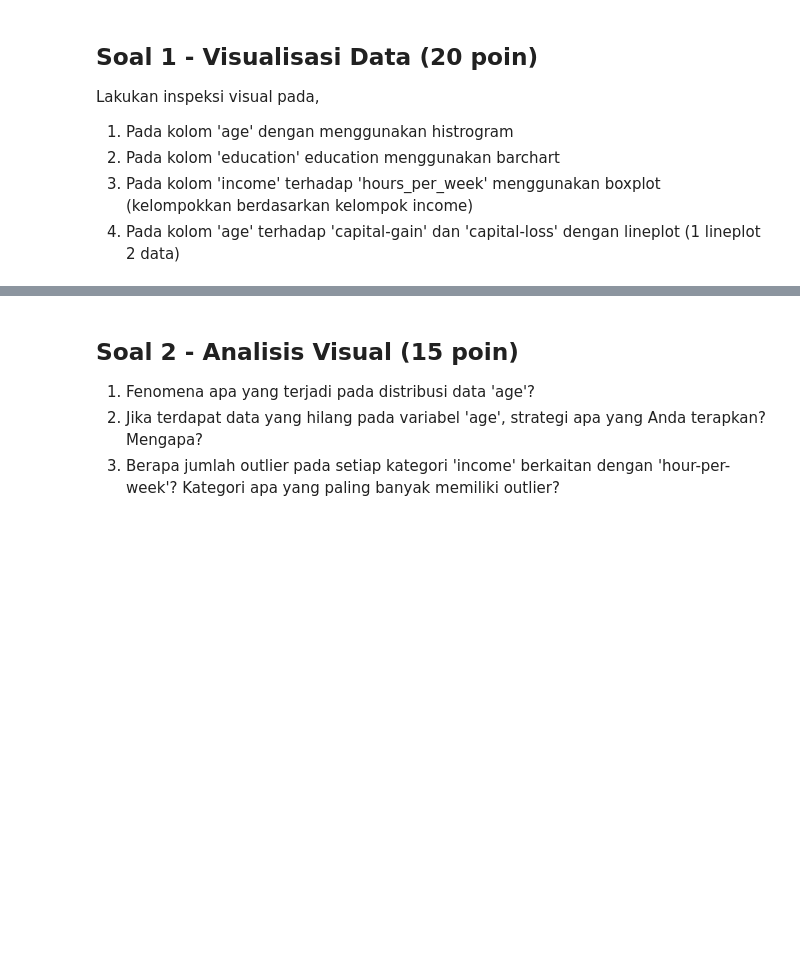
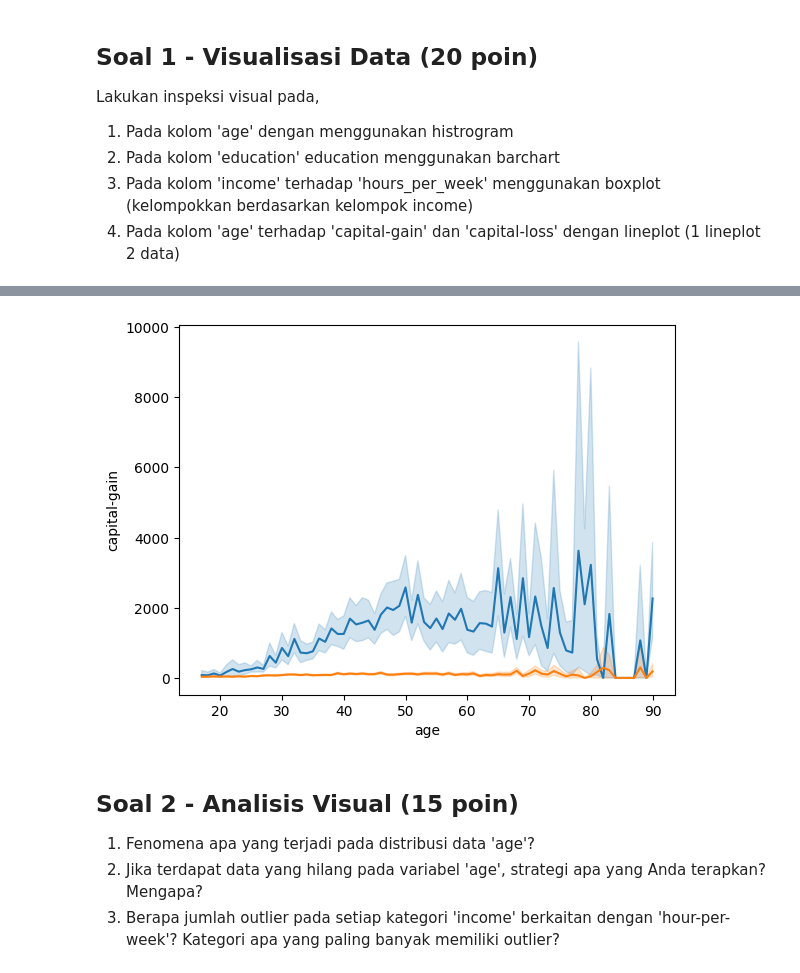
Before and after one commit to SatrioHubs/meMachine_Learning_2025, a Jupyter notebook: Satrio_Ahmad_Ramadhani_2341720163_27_KUIS1_ML.ipynb, the cells around one changed output, grey strips where cells are left out. Saved outputs shown, nothing was run; the diff lists cells and outputs as text; code cells hidden in the pictures; blank space fills up the shorter version.

```diff
--- a/Satrio_Ahmad_Ramadhani_2341720163_27_KUIS1_ML.ipynb
+++ b/Satrio_Ahmad_Ramadhani_2341720163_27_KUIS1_ML.ipynb
@@ -109,3 +191,10 @@ Lakukan inspeksi visual pada,
+# %%
+# Jawab 1.4 - Lineplot
+sns.lineplot(data=df, x='age', y='capital-gain')
+sns.lineplot(data=df, x='age', y='capital-loss')
+plt.show()
+# %% [output]
+[figure, added]
 # %% [markdown]
 ## Soal 2 - Analisis Visual (15 poin)
 1. Fenomena apa yang terjadi pada distribusi data 'age'?
```
Also changed, not shown: parts of 18 cells of this notebook.
